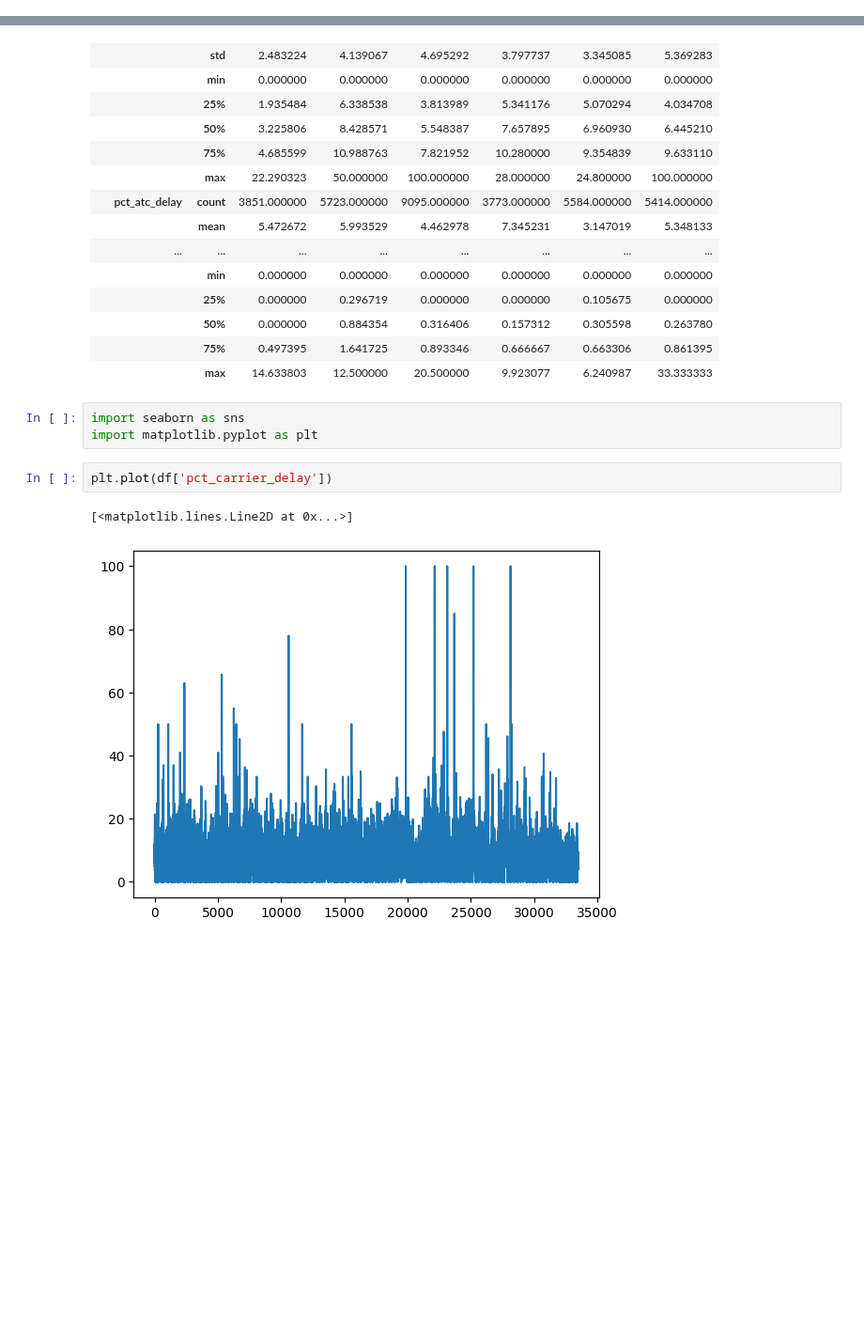
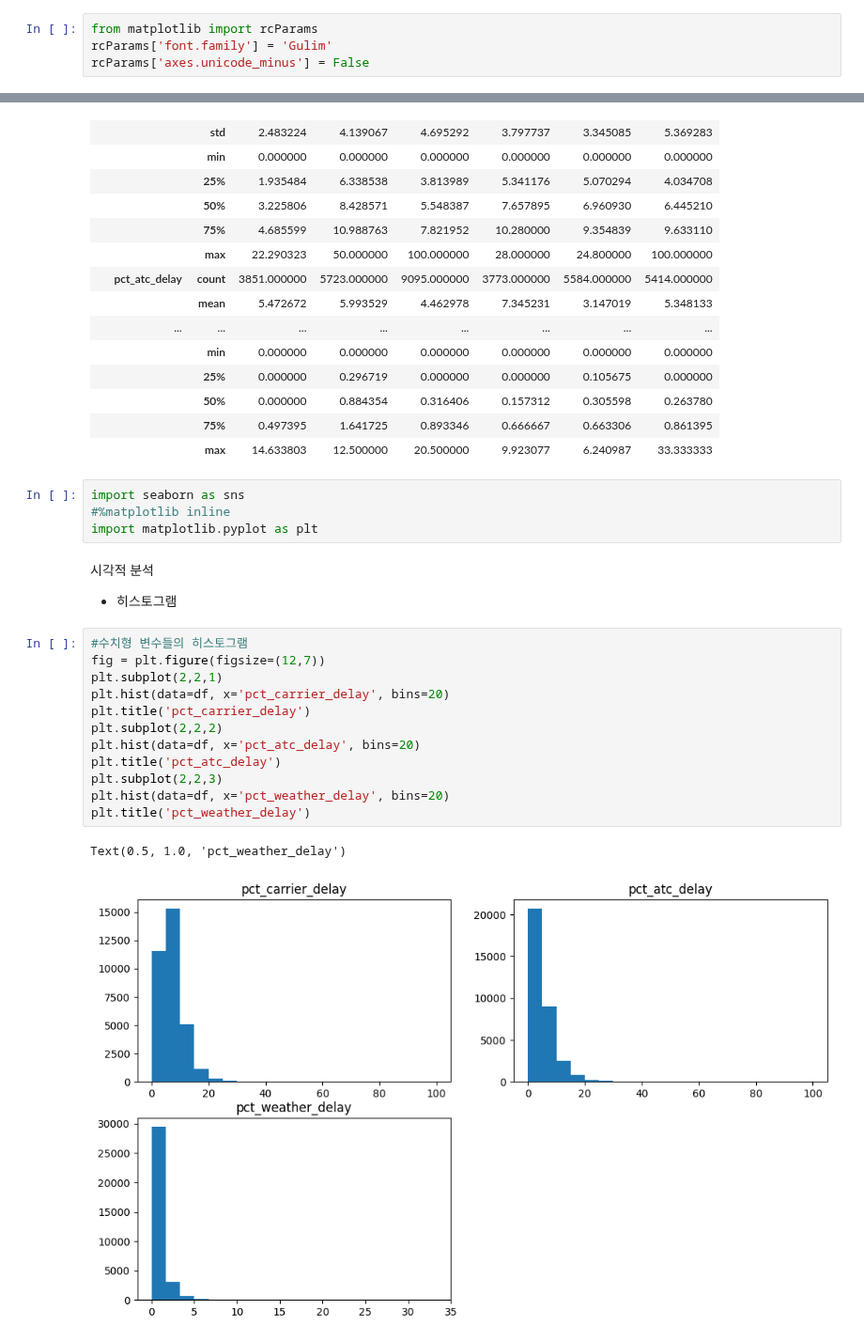
Before and after one commit to jiyoung1634/hipython_rep, a Jupyter notebook: 18.탐색적데이터분석(EDA).ipynb, the cells around one changed output, grey strips where cells are left out. Shown at 94% size. Drawn from its saved outputs; the diff is of its cells as text; blank space fills up the shorter version.

```diff
--- a/18.탐색적데이터분석(EDA).ipynb
+++ b/18.탐색적데이터분석(EDA).ipynb
@@ -30,3 +42,7 @@ import pandas as pd
+# %%
+from matplotlib import rcParams
+rcParams['font.family'] = 'Gulim'
+rcParams['axes.unicode_minus'] = False
 # %%
 df = pd.read_csv('./data/airline_stats.csv')
 df.info()
@@ -105,9 +123,23 @@ df.groupby('airline').describe().T   #.T를 하게 되면 표에 역을 취함
 |  | max | 14.633803 | 12.500000 | 20.500000 | 9.923077 | 6.240987 | 33.333333 |
 # %%
 import seaborn as sns
+#%matplotlib inline
 import matplotlib.pyplot as plt
-# %%
-plt.plot(df['pct_carrier_delay'])
-# %% [output]
-[<matplotlib.lines.Line2D at 0x...>]
-[figure, removed]
+# %% [markdown]
+시각적 분석 <br>
+- 히스토그램
+# %%
+#수치형 변수들의 히스토그램
+fig = plt.figure(figsize=(12,7))
+plt.subplot(2,2,1)
+plt.hist(data=df, x='pct_carrier_delay', bins=20)
+plt.title('pct_carrier_delay')
+plt.subplot(2,2,2)
+plt.hist(data=df, x='pct_atc_delay', bins=20)
+plt.title('pct_atc_delay')
+plt.subplot(2,2,3)
+plt.hist(data=df, x='pct_weather_delay', bins=20)
+plt.title('pct_weather_delay')
+# %% [output]
+Text(0.5, 1.0, 'pct_weather_delay')
+[figure, added]
```
Also changed, not shown: parts of 31 cells of this notebook, 36 other files.
